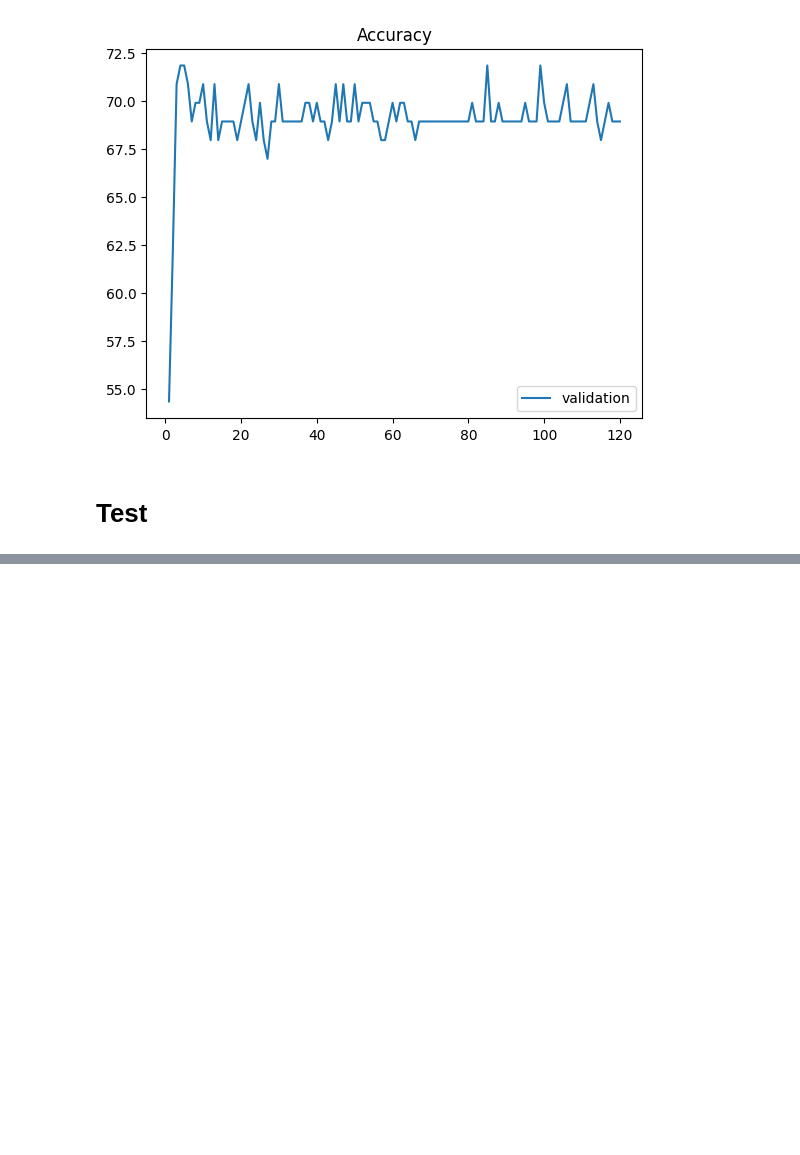
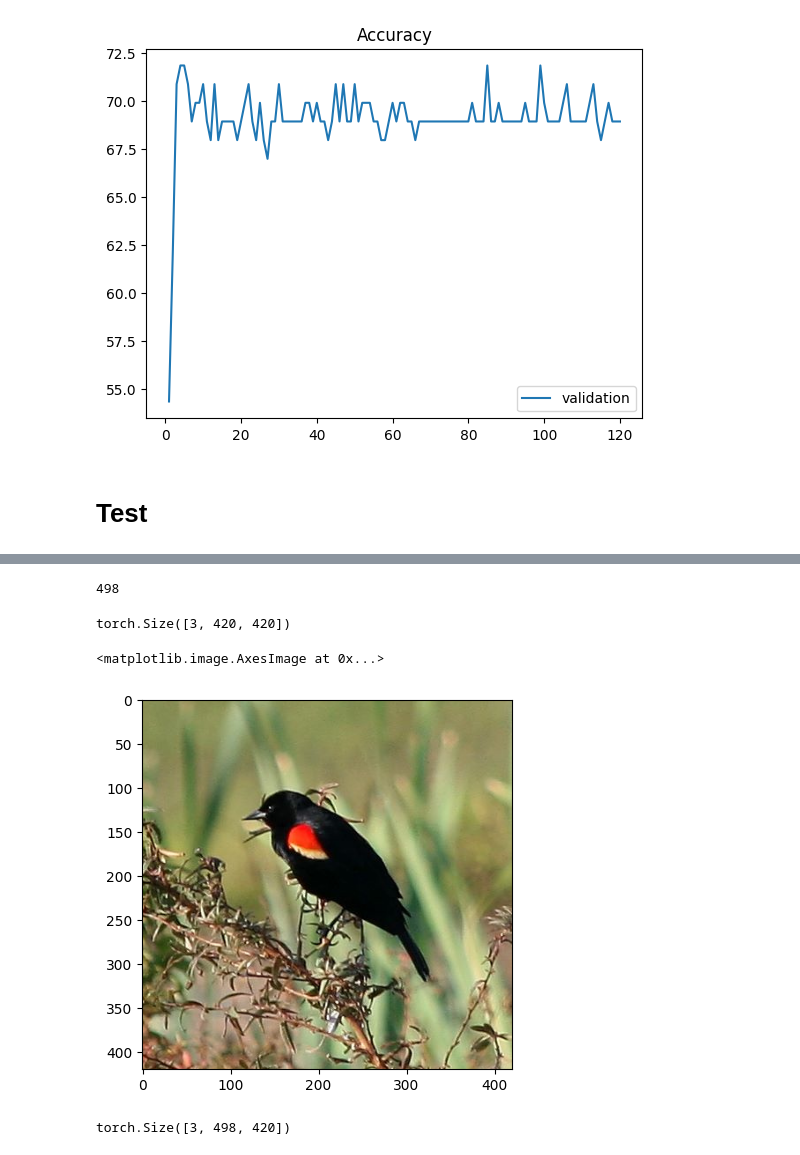
Before and after one commit to Theaublanchard/ObjectRecognitionAndComputerVision--MVA, a Jupyter notebook: A3/data_analysis.ipynb, the cells around one changed output, grey strips where cells are left out. Drawn from its saved outputs; the diff is of its cells as text; code cells hidden in the pictures; blank space fills up the shorter version.

```diff
--- a/A3/data_analysis.ipynb
+++ b/A3/data_analysis.ipynb
@@ -163,0 +153,27 @@ a-b
+# %%
+img_t = transforms.ToTensor()(img)
+img_t.shape[-2]
+# %% [output]
+498
+# %%
+img_cropped = center_crop_main_axis(img_t)
+print(img_cropped.shape)
+plt.imshow(np.moveaxis(img_cropped.numpy(),0,2))
+# %% [output]
+torch.Size([3, 420, 420])
+<matplotlib.image.AxesImage at 0x...>
+[figure, added]
+# %%
+def resize_main_axis(image):
+    """Resize the image to a square with the same main axis length."""
+    if image.size[0] > image.size[1]:
+        image = torchvision.transforms.Resize((image.size[0], image.size[0]))(image)
+    else:
+        image = torchvision.transforms.Resize((image.size[1], image.size[1]))(image)
+    return image
+
+class ResizeMainAxis:
+
+    def __init__(self) -> None:
+# %% [output]
+torch.Size([3, 498, 420])
```
Also changed, not shown: parts of 11 cells of this notebook, 1 other file.
